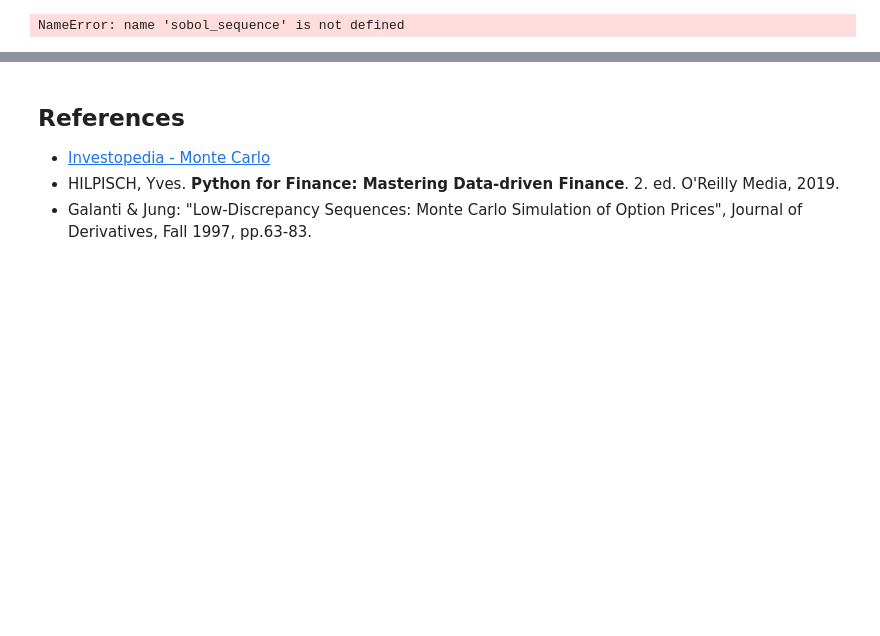
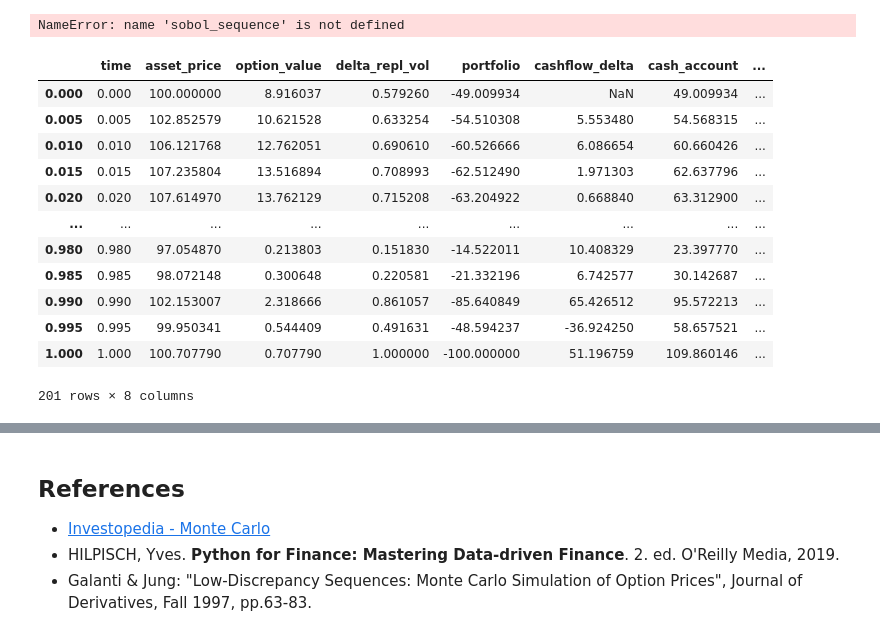
Before and after one commit to fbristotti/cqf, a Jupyter notebook: final/final.ipynb, the cells around one changed output, grey strips where cells are left out. Cells and saved outputs as stored; diff of their text form; code cells hidden in the pictures; blank space fills up the shorter version.

```diff
--- a/final/final.ipynb
+++ b/final/final.ipynb
@@ -416,0 +428,52 @@ NameError: name 'sobol_sequence' is not defined
+# %%
+def get_asset_path(S0, r, dt, sigma, B):
+    return list(accumulate(B, lambda S,db: S * np.exp((r-0.5*sigma**2)*dt + sigma*db*np.sqrt(dt)), initial=S0))
+
+def get_d(S, sigma, div, r, K, dt):
+    d1 = (np.log(S / K) + (r - div + 0.5 * sigma**2) * dt) / sigma / np.sqrt(dt)
+    d2 = d1 - sigma * np.sqrt(dt)
+    return d1, d2
+
+def get_N(S, sigma, div, r, K, dt):
+    d1, d2 = get_d(S, sigma, div, r, K, dt)
+    return norm.cdf(d1), norm.cdf(d2)
+
+def get_call(S, sigma, div, r, K, dt):
+    if dt == 0:
+        return max(S-K, 0)
+
+    N1, N2 = get_N(S, sigma, div, r, K, dt)
+    return S * np.exp(-div * dt) * N1 - K * np.exp(-r * dt) * N2
+
+def get_delta(S, sigma, div, r, K, dt):
+    if dt == 0:
+        return 1 if max(S-K, 0) > 0 else 0
+    N1, N2 = get_N(S, sigma, div, r, K, dt)
+    return np.exp(-div * dt) * N1
+
+replicating_vol = sigma_impl
+
+dt = T/N
+df = pd.DataFrame(index=np.arange(0, T+dt, dt), data=np.arange(0, T+dt, dt), columns=['time'])
+df['asset_price'] = get_asset_path(S0, r, dt, sigma_local, B)
+df['option_value'] = df.apply(lambda row: get_call(row.asset_price, sigma_impl, 0, r, K, T-row.time), axis=1)
+df['delta_repl_vol'] = df.apply(lambda row: get_delta(row.asset_price, replicating_vol, 0, r, K, T-row.time), axis=1)
+df['portfolio'] = df.option_value - df.delta_repl_vol*df.asset_price
+df['cashflow_delta'] = (df.delta_repl_vol - df.delta_repl_vol.shift(1)) * df.asset_price
+df['cash_account'] = list(accumulate(df.cashflow_delta.values[1:], lambda a,b: a * np.exp(r*dt) + b, initial=-df.portfolio.values[0]))
+df['pl_cumulative'] = df.portfolio + df.cash_account
+df
+# %% [output]
+|  | time | asset_price | option_value | delta_repl_vol | portfolio | cashflow_delta | cash_account | ... |
+| 0.000 | 0.000 | 100.000000 | 8.916037 | 0.579260 | -49.009934 | NaN | 49.009934 | ... |
+| 0.005 | 0.005 | 102.852579 | 10.621528 | 0.633254 | -54.510308 | 5.553480 | 54.568315 | ... |
+| 0.010 | 0.010 | 106.121768 | 12.762051 | 0.690610 | -60.526666 | 6.086654 | 60.660426 | ... |
+| 0.015 | 0.015 | 107.235804 | 13.516894 | 0.708993 | -62.512490 | 1.971303 | 62.637796 | ... |
+| 0.020 | 0.020 | 107.614970 | 13.762129 | 0.715208 | -63.204922 | 0.668840 | 63.312900 | ... |
+| ... | ... | ... | ... | ... | ... | ... | ... | ... |
+| 0.980 | 0.980 | 97.054870 | 0.213803 | 0.151830 | -14.522011 | 10.408329 | 23.397770 | ... |
+| 0.985 | 0.985 | 98.072148 | 0.300648 | 0.220581 | -21.332196 | 6.742577 | 30.142687 | ... |
+| 0.990 | 0.990 | 102.153007 | 2.318666 | 0.861057 | -85.640849 | 65.426512 | 95.572213 | ... |
+| 0.995 | 0.995 | 99.950341 | 0.544409 | 0.491631 | -48.594237 | -36.924250 | 58.657521 | ... |
+| 1.000 | 1.000 | 100.707790 | 0.707790 | 1.000000 | -100.000000 | 51.196759 | 109.860146 | ... |
+201 rows × 8 columns
```
Also changed, not shown: parts of 3 cells of this notebook, 1 other file.
